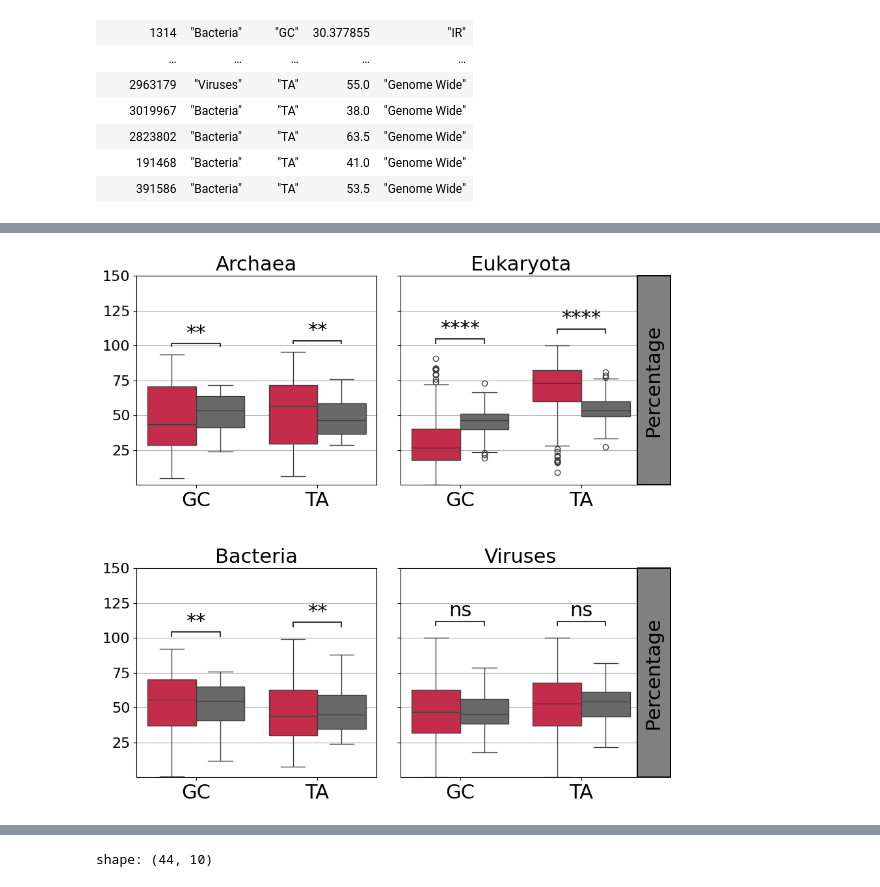
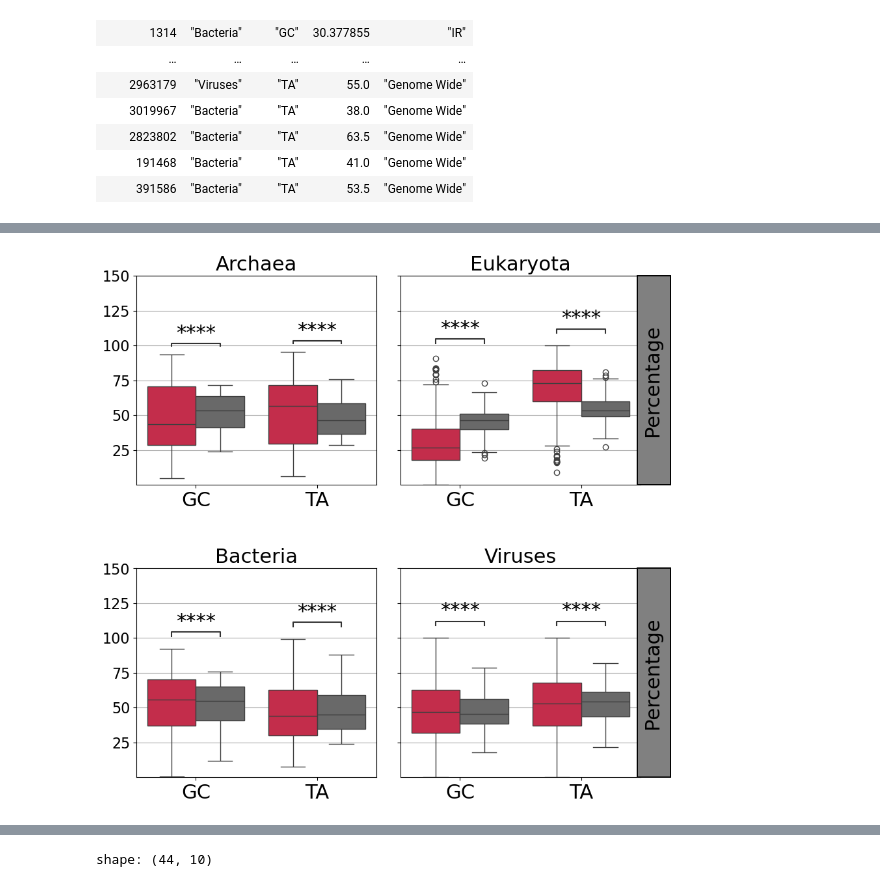
Before and after one commit to Georgakopoulos-Soares-lab/tree_of_life_IR, a Jupyter notebook: notebooks/Motif_Biophysical_Properties_rmk.ipynb, the cells around one changed output, grey strips where cells are left out. Drawn from its saved outputs; the diff is of its cells as text; code cells hidden in the pictures.

```diff
--- a/notebooks/Motif_Biophysical_Properties_rmk.ipynb
+++ b/notebooks/Motif_Biophysical_Properties_rmk.ipynb
@@ -30,0 +81,3 @@ shape: (33_558_919, 21)
+# %%
+df = pl.read_csv("merged_coords_summary_IR.tsv", separator="\t", has_header=True)
+df
@@ -30,0 +192,8 @@ shape: (33_558_919, 21)
+# %%
+
+motif_shuffled_df = motif_shuffled_df.join(
+                                        assembly_df,
+                                        on="#assembly_accession",
+                                        how="left"
+                    )
+motif_shuffled_df
@@ -30,0 +228,7 @@ shape: (33_558_919, 21)
+# %%
+extract_id = lambda x: "_".join(Path(x).name.split("_")[:2])
+validated_normal = set(extract_id(line.strip()) for line in open("processed_succesfully_IR_normal.txt"))
+# validated_shuffled = set(extract_id(line.strip()) for line in open("processed_succesfully_IR_shuffled.txt"))
+# mutual_assemblies = validated_normal.intersection(validated_shuffled)
+motif_df = motif_df.filter(pl.col("#assembly_accession").is_in(validated_normal))
+motif_df
@@ -295,7 +558,7 @@ for i, domain in enumerate(domains):
         hue="left_right_arm_group",
         fontsize=18,
     )
-    annotator.configure(test="Mann-Whitney",
+    annotator.configure(test="Wilcoxon",
                         text_format="star",
                         loc="inside",
                         comparisons_correction="fdr_bh",
@@ -1125,6 +1417,7 @@ import matplotlib.pyplot as plt
 from statannotations.Annotator import Annotator
 import polars as pl
 import pandas as pd
+import numpy as np
 
 domains = ["Archaea", "Eukaryota", "Bacteria", "Viruses"]
 pdf = IR_df.to_pandas()
@@ -1132,6 +1425,56 @@ pdf = IR_df.to_pandas()
 fig, axes = plt.subplots(2, 2, figsize=(10, 10), sharey=True)
 fig.subplots_adjust(hspace=0.4, wspace=0.1)
 axes = axes.flatten()
+
+from scipy.stats import wilcoxon
+def paired_cliffs_delta(x, y):
+    """Compute paired Cliff's delta: proportion of positive differences minus proportion of negative differences, accounting for ties."""
+    x = np.asarray(x)
+    y = np.asarray(y)
+    d = x - y
+    n = len(d)
+    delta = (np.sum(d > 0) + 0.5 * np.sum(d == 0)) / n
+    delta = (np.sum(d > 0) - np.sum(d < 0)) / n
+    return delta # 2 * delta - 1
+# dull = {'small': 0.147, 'medium': 0.33, 'large': 0.474} # effect sizes from (Hess and Kromrey, 2004)
+
+def biserial_cor(x, y):
+    diffs = [a - b for a, b in zip(x, y)]
+    diffs_nonzero = [d for d in diffs if d != 0]
+    n = len(diffs_nonzero)
+
+    ranks = np.argsort(np.argsort(np.abs(diffs_nonzero))) + 1  # ranks starting from 1
+
+    from scipy.stats import rankdata
+    ranks = rankdata(np.abs(diffs_nonzero))
+
+    W_plus = sum(r for r, d in zip(ranks, diffs_nonzero) if d > 0)
+    W_minus = sum(r for r, d in zip(ranks, diffs_nonzero) if d < 0)
+
+    rbc = (W_plus - W_minus) / (W_plus + W_minus)
+    # Formula 2: Using Wilcoxon smaller W
+    W_stat, p_value = wilcoxon(diffs)
+    rbc2 = 1 - 2 * W_stat / (n * (n + 1) / 2)
+
+    print(rbc, rbc2)
+    return rbc
+
+
+for domain in domains:
+    df = pdf[pdf["domain"] == domain]
+    for var in ["GC", "TA"]:
+        wide = df[df["variable"] == var].pivot(
+            index="species_taxid",
+            columns="typ",
+            values="value"
+        )
+        stat, p = wilcoxon(wide["IR"], wide["Genome Wide"])
+
+        print(f"{domain} - {var}: Wilcoxon stat={stat}, p-value={p}")
+        effect_size = paired_cliffs_delta(wide["IR"], wide["Genome Wide"])
+        print(f"{domain} - {var}: Paired Cliff's delta={effect_size}")
+        biserial = biserial_cor(wide["IR"], wide["Genome Wide"])
+        print(f"{domain} - {var}: Biserial correlation={biserial}")
 
 for i, domain in enumerate(domains):
     df_dom = pdf[pdf["domain"] == domain]
@@ -1146,6 +1489,9 @@ for i, domain in enumerate(domains):
                         },
                 ax=ax)
 
+
+    #
+
     pairs = [((var, g1), (var, g2))
              for var in df_dom["variable"].unique()
              for g1, g2 in [df_dom["typ"].unique()[:2]]]
@@ -1159,7 +1505,7 @@ for i, domain in enumerate(domains):
         hue="typ"
     )
     annotator.configure(
-        test='t-test_ind',
+        test='Wilcoxon',
         comparisons_correction='fdr_bh',
         text_format='star',
         loc='inside',
@@ -1211,6 +1557,10 @@ for i, domain in enumerate(domains):
             zorder=11
         )
 
+d = 2 P(X>Y) + P(X=Y) - 1 = 2 * P(X>Y) + P(X=Y) - P(X=Y) - P(X>Y) - P(X<Y)
+#
+#
+
 
 # plt.tight_layout()
 plt.show()
@@ -1221,4 +1588,4 @@ fig.savefig(f"{pattern}_figures/biophysical/{pattern}_GC_TA_content_boxplots.pdf
-[figure, old version]
+[figure, new version]
 # %%
 alpha = 0.025
 quantiles_df = (
```
Also changed, not shown: parts of 70 cells of this notebook, 7 other files.
